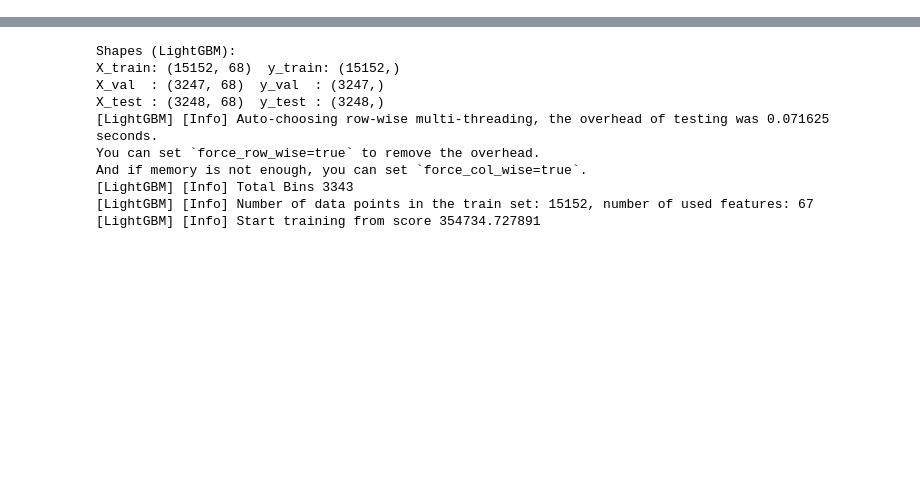
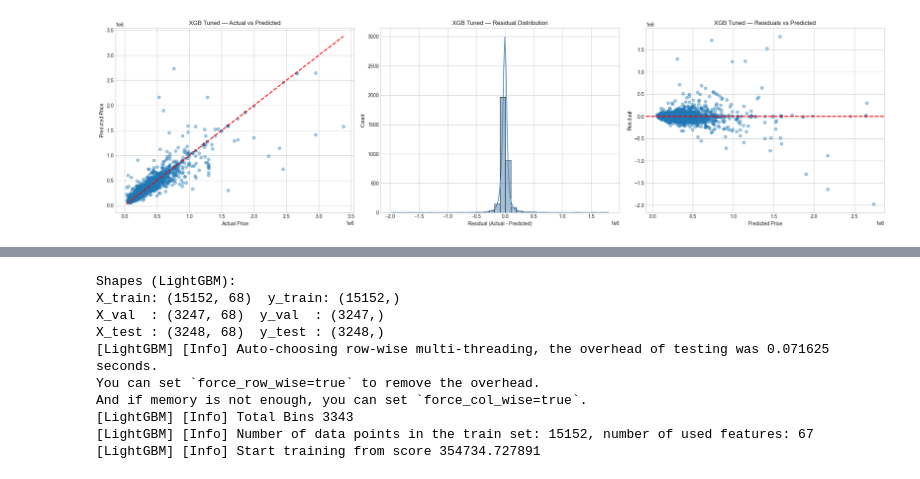
Before and after one commit to AmineSam/immo-eliza-Amine, a Jupyter notebook: notebooks/analysis.ipynb, the cells around one changed output, grey strips where cells are left out. Drawn from its saved outputs; the diff is of its cells as text; code cells hidden in the pictures; blank space fills up the shorter version.

Commit message:
xgboost tuning and cross validation

```diff
--- a/notebooks/analysis.ipynb
+++ b/notebooks/analysis.ipynb
@@ -1151,0 +524,98 @@ plot_tree_importances(
+# %%
+from xgboost import XGBRegressor
+from sklearn.pipeline import Pipeline
+from sklearn.impute import SimpleImputer
+from sklearn.model_selection import GridSearchCV, KFold
+from sklearn.metrics import make_scorer, mean_absolute_error
+
+# ============================================================
+# 0. Prepare data (from Stage2 → Stage3 split)
+# ============================================================
+X_train_xgb, y_train_xgb = prepare_X_y(df_train, model_type="rf")
+X_val_xgb,   y_val_xgb   = prepare_X_y(df_val,   model_type="rf")
+X_test_xgb,  y_test_xgb  = prepare_X_y(df_test,  model_type="rf")
+
+print("Shapes (XGBoost):")
+print("X_train:", X_train_xgb.shape, " y_train:", y_train_xgb.shape)
+print("X_val  :", X_val_xgb.shape,   " y_val  :", y_val_xgb.shape)
+print("X_test :", X_test_xgb.shape,  " y_test :", y_test_xgb.shape)
+
+# ============================================================
+# 1. Build XGBoost tuning pipeline
+# ============================================================
+xgb_tune_pipeline = Pipeline(
+    steps=[
+        ("imputer", SimpleImputer(strategy="median")),  # XGB can handle NaN but keep consistent
+        ("model", XGBRegressor(
+            random_state=42,
+            n_jobs=-1,
+            objective="reg:squarederror",
+            tree_method="hist"  # fastest option
+        ))
+    ]
+)
+
+# ============================================================
+# 2. VERY light tuning grid (fast, meaningful)
+# ============================================================
+param_grid = {
+    "model__n_estimators": [300, 400, 500],
+    "model__learning_rate": [0.05, 0.1],
+    "model__max_depth": [6, 10],
+    "model__subsample": [0.8],
+    "model__colsample_bytree": [0.8]
+}
+
+# ============================================================
+# 3. 3-Fold CV setup
+# ============================================================
+cv = KFold(n_splits=3, shuffle=True, random_state=42)
+
+mae_scorer = make_scorer(mean_absolute_error, greater_is_better=False)
+
+grid = GridSearchCV(
+    estimator=xgb_tune_pipeline,
+    param_grid=param_grid,
+    scoring=mae_scorer,   # MAE for real estate stability
+    cv=cv,
+    n_jobs=-1,
+    verbose=2
+)
+
+# ============================================================
+# 4. Run grid search — TRAIN ONLY (no leakage)
+# ============================================================
+print("\nRunning XGBoost tuning...")
+grid.fit(X_train_xgb, y_train_xgb)
+
+print("\nBest Hyperparameters:")
+print(grid.best_params_)
+print("Best CV MAE:", abs(grid.best_score_))
+
+# ============================================================
+# 5. Refit best model on full TRAIN
+# ============================================================
+best_xgb = grid.best_estimator_
+
+# ============================================================
+# 6. Predict on Train / Val / Test
+# ============================================================
+y_pred_train_xgb = best_xgb.predict(X_train_xgb)
+y_pred_val_xgb   = best_xgb.predict(X_val_xgb)
+y_pred_test_xgb  = best_xgb.predict(X_test_xgb)
+
+# ============================================================
+# 7. Evaluate
+# ============================================================
+print("\n--- XGBoost (Train, tuned) ---")
+evaluate_regression("XGB — Train (tuned)", y_train_xgb, y_pred_train_xgb)
+
+print("\n--- XGBoost (Validation, tuned) ---")
+evaluate_regression("XGB — Validation (tuned)", y_val_xgb, y_pred_val_xgb)
+
+print("\n--- XGBoost (Test, tuned) ---")
+evaluate_regression("XGB — Test (tuned)", y_test_xgb, y_pred_test_xgb)
+
+# Diagnostics
+plot_regression_diagnostics(y_test_xgb, y_pred_test_xgb, title_prefix="XGB Tuned")
+# %% [output]
@@ -1151,0 +639 @@ plot_tree_importances(
+[figure, added]
```
Also changed, not shown: parts of 30 cells of this notebook, 22 other files.
